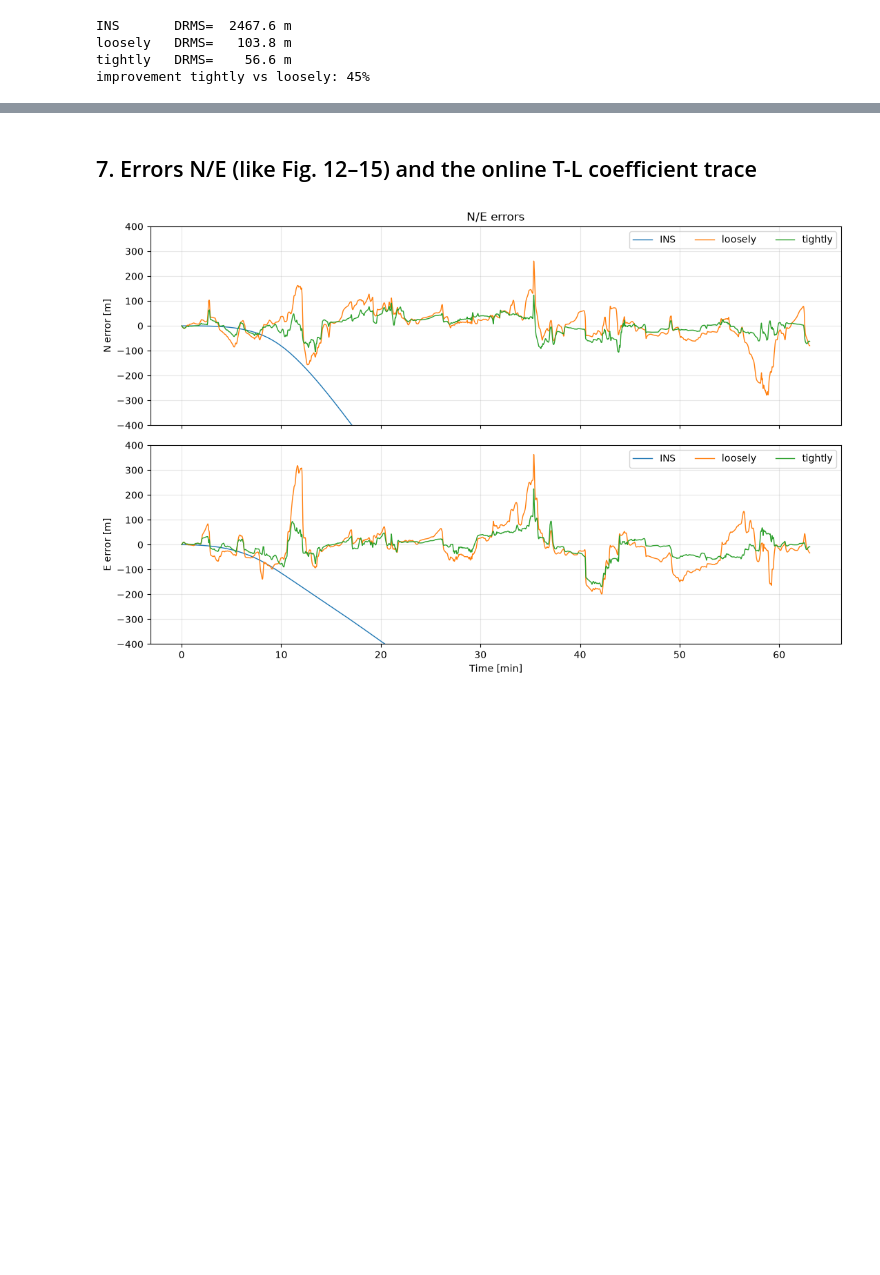
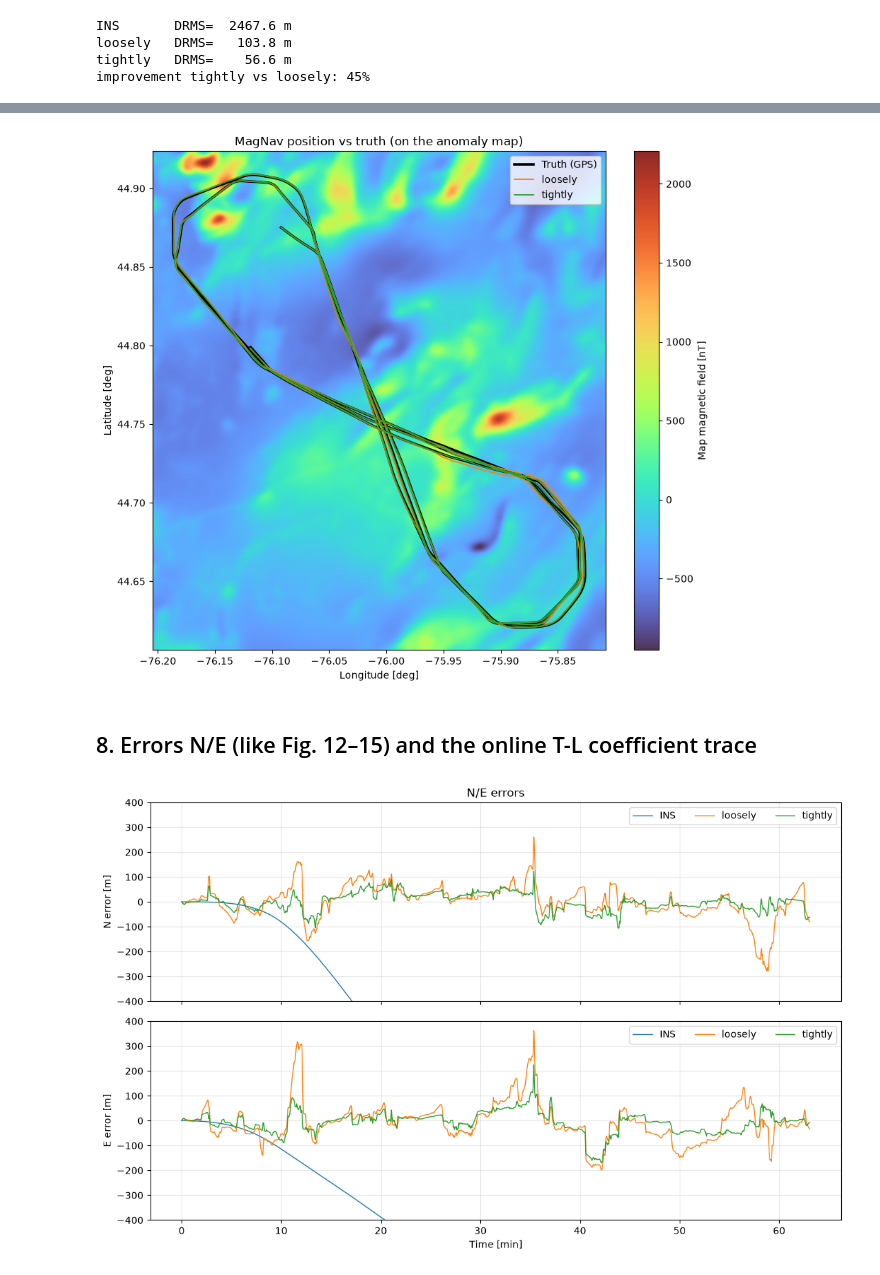
Before and after one commit to wojciechp6/magnavlab, a Jupyter notebook: notebooks/04_canciani_ekf38.ipynb, the cells around one changed output, grey strips where cells are left out. Saved outputs shown, nothing was run; the diff lists cells and outputs as text; code cells hidden in the pictures; blank space fills up the shorter version.

```diff
--- a/notebooks/04_canciani_ekf38.ipynb
+++ b/notebooks/04_canciani_ekf38.ipynb
@@ -93,5 +96,9 @@ improvement tightly vs loosely: 45%
+# %%
+viz.plot_tracks_vs_truth(mag_map, lat, lon, {'loosely': (loose, 'tab:orange'), 'tightly': (tight, 'tab:green')});
+# %% [output]
+[figure, added]
 # %% [markdown]
-## 7. Errors N/E (like Fig. 12–15) and the online T-L coefficient trace
+## 8. Errors N/E (like Fig. 12–15) and the online T-L coefficient trace
 # %%
 viz.plot_ne_errors(tt, lat, lon,
     {'INS': (ins_res,'tab:blue'), 'loosely': (loose,'tab:orange'), 'tightly': (tight,'tab:green')});
```
Also changed, not shown: parts of 1 cell of this notebook, 5 other files.
